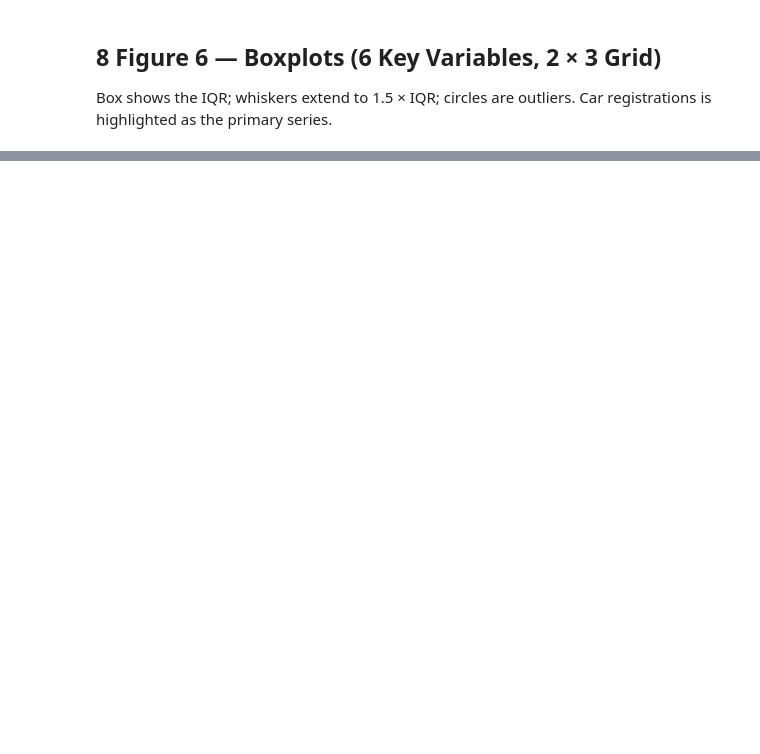
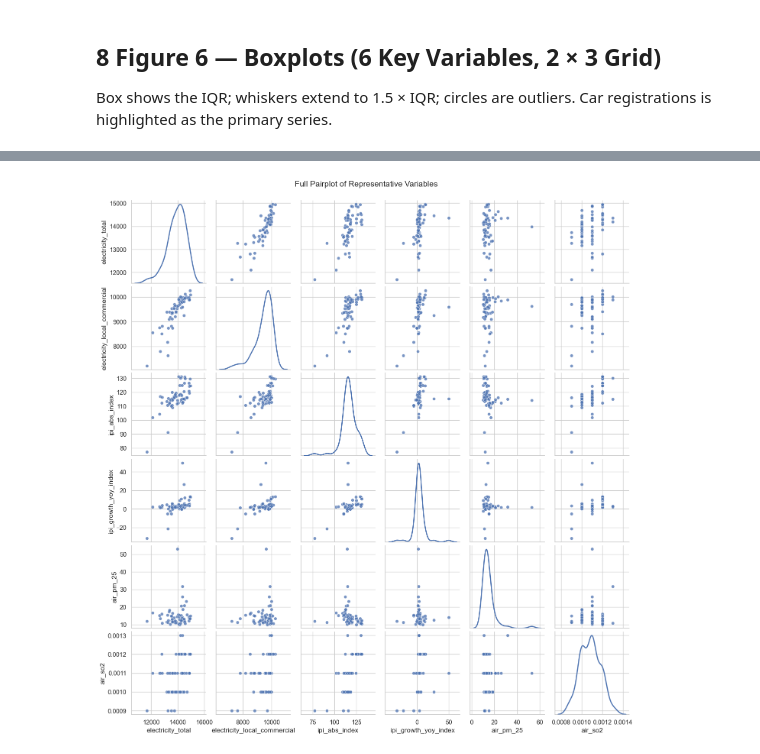
Before and after one commit to thelazycat-0728/COS40007-Design-Project, a Jupyter notebook: COS40007DataCleaning/ReportFigures.ipynb, the cells around one changed output, grey strips where cells are left out. Drawn from its saved outputs; the diff is of its cells as text; code cells hidden in the pictures; blank space fills up the shorter version.

```diff
--- a/COS40007DataCleaning/ReportFigures.ipynb
+++ b/COS40007DataCleaning/ReportFigures.ipynb
@@ -321,0 +354,4 @@ plt.show()
+# %%
+eda = pd.read_csv("combined_air_electricity_ipi_cleaned.csv", parse_dates=["date"])
+numeric_cols = eda.select_dtypes(include="number").columns.tolist()
+eda.head()
@@ -321,0 +365,22 @@ plt.show()
+# %%
+pairplot_cols = [
+    "electricity_total",
+    "electricity_local_commercial",
+    "ipi_abs_index",
+    "ipi_growth_yoy_index",
+    "air_pm_25",
+    "air_so2",
+]
+
+pair_grid = sns.pairplot(
+    eda[pairplot_cols],
+    diag_kind="kde",
+    corner=False,
+    height=2.4,
+    plot_kws={"alpha": 0.75, "s": 35},
+    diag_kws={"fill": False, "linewidth": 2},
+)
+pair_grid.fig.suptitle("Full Pairplot of Representative Variables", y=1.02)
+plt.show()
+# %% [output]
+[figure, added]
```
Also changed, not shown: parts of 9 cells of this notebook, 1 other file.
